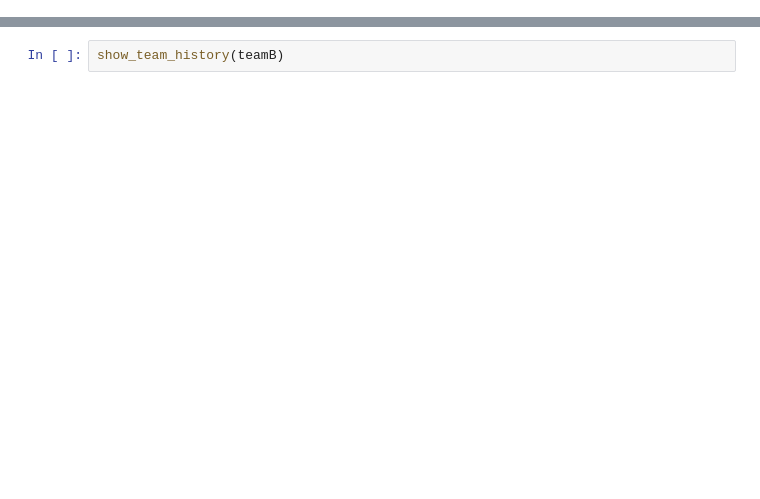
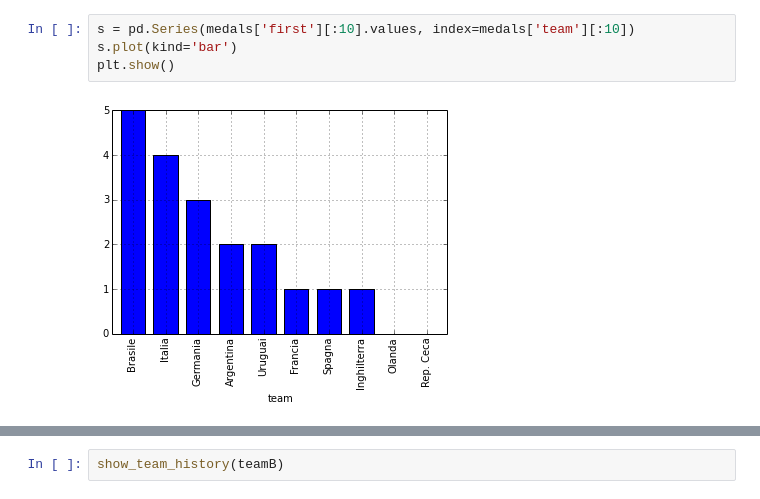
Before and after one commit to uolter/DataDrivenJournalism, a Jupyter notebook: worldcup2014/worldcup.ipynb, the cells around one changed output, grey strips where cells are left out. Cells and saved outputs as stored; diff of their text form; blank space fills up the shorter version.

```diff
--- a/worldcup2014/worldcup.ipynb
+++ b/worldcup2014/worldcup.ipynb
@@ -47,2 +52,8 @@ Camerun won 0 championships while Messico won 0 championships
+# %%
+s = pd.Series(medals['first'][:10].values, index=medals['team'][:10])
+s.plot(kind='bar')
+plt.show()
+# %% [output]
+[figure, added]
 # %%
 # world cup history
```
Also changed, not shown: parts of 37 cells of this notebook, 4 other files.
